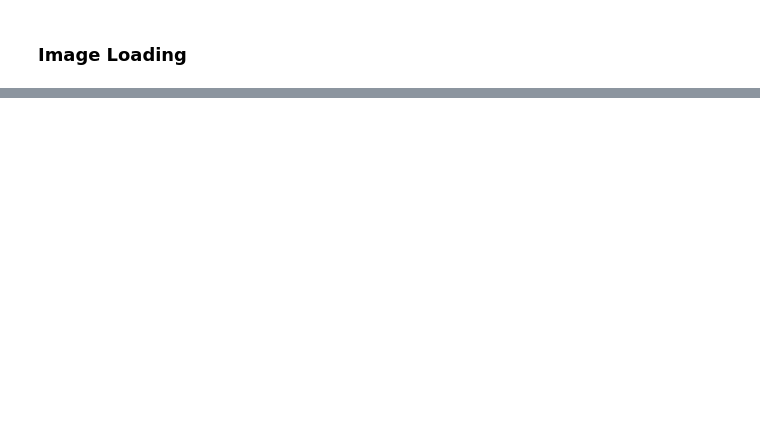
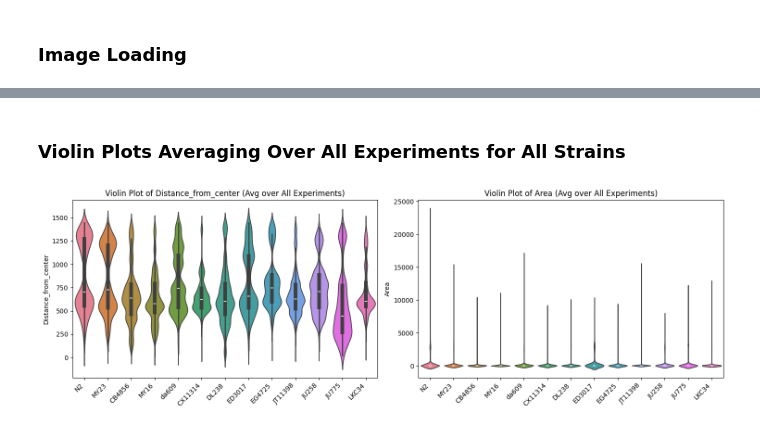
Before and after one commit to erusconiclerici/collectiveNematodes, a Jupyter notebook: Code/Python/Strain_Comparison_Study.ipynb, the cells around one changed output, grey strips where cells are left out. Drawn from its saved outputs; the diff is of its cells as text; code cells hidden in the pictures; blank space fills up the shorter version.

```diff
--- a/Code/Python/Strain_Comparison_Study.ipynb
+++ b/Code/Python/Strain_Comparison_Study.ipynb
@@ -176,0 +339,34 @@ for strain_folder in os.listdir(root_path):
+# %% [markdown]
+### Violin Plots Averaging Over All Experiments for All Strains ###
+# %%
+def plot_violin_plots_avg_all_experiments(experiment_features):
+    # Determine the number of unique features (excluding 'center_of_mass')
+    sample_experiment = next(iter(next(iter(experiment_features.values())).values()))
+    feature_keys = [key for key in sample_experiment[0].keys() if key != 'center_of_mass']
+
+    num_features = len(feature_keys)
+    fig, axs = plt.subplots(1, num_features, figsize=(15, 5), squeeze=False)
+    axs = axs.flatten()
+
+    for j, feature_key in enumerate(feature_keys):
+        feature_data = []
+
+        for strain, experiments in experiment_features.items():
+            all_feature_values = []
+            for exp_label, features in experiments.items():
+                feature_values = [feature[feature_key] for feature in features]
+                all_feature_values.extend(feature_values)
+            feature_data.append(all_feature_values)
+
+        sns.violinplot(data=feature_data, ax=axs[j])
+        axs[j].set_xticks(range(len(experiment_features)))
+        axs[j].set_xticklabels(experiment_features.keys(), rotation=45, ha='right')  # Rotate labels for better readability
+        axs[j].set_title(f"Violin Plot of {feature_key.capitalize()} (Avg over All Experiments)")
+        axs[j].set_ylabel(feature_key.capitalize())
+
+    plt.tight_layout()
+    plt.show()
+
+plot_violin_plots_avg_all_experiments(experiment_features)
+# %% [output]
+[figure, added]
```
Also changed, not shown: parts of 12 cells of this notebook.
